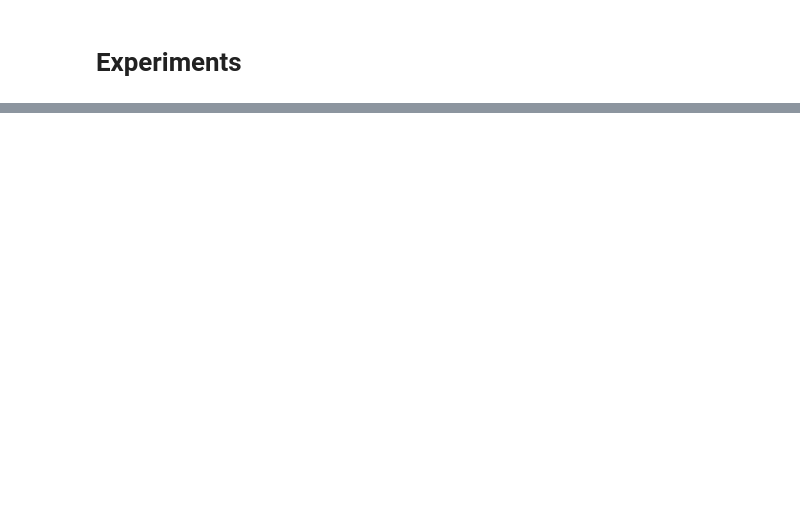
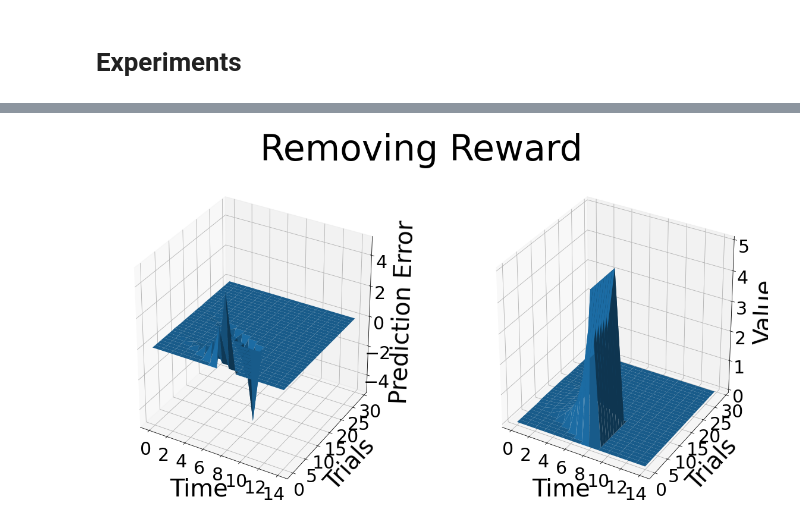
Before and after one commit to jagalinho/nyu-ccm-rl-addiction, a Jupyter notebook: experiments.ipynb, the cells around one changed output, grey strips where cells are left out. Saved outputs shown, nothing was run; the diff lists cells and outputs as text; code cells hidden in the pictures; blank space fills up the shorter version.

```diff
--- a/experiments.ipynb
+++ b/experiments.ipynb
@@ -6,0 +39,4 @@ import addiction_agent as aa
+# %%
+remove2 = aa.plot_comparison(a2.prediction_error, a2.value, "Removing Reward", 'Prediction Error', 'Value')
+# %% [output]
+[figure, added]
```
Also changed, not shown: parts of 26 cells of this notebook, 1 other file.
